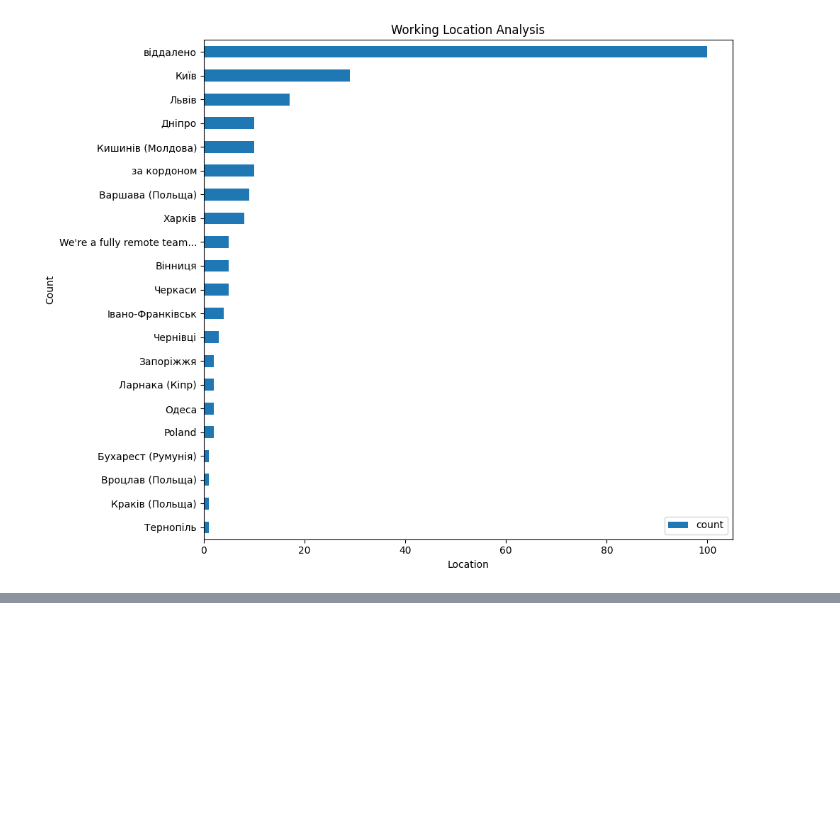
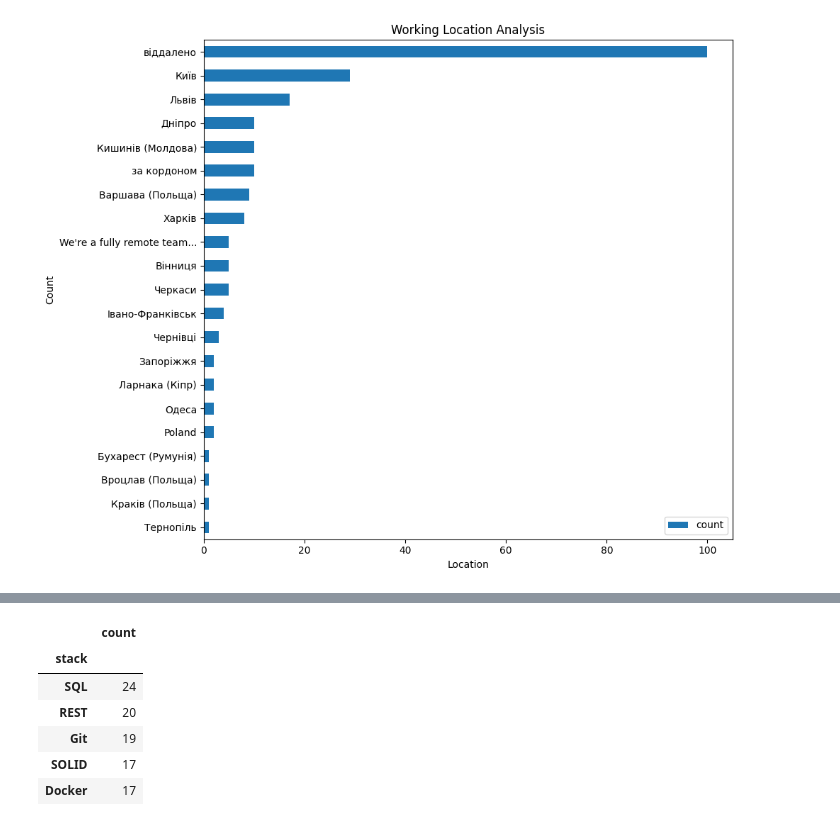
Before and after one commit to aLEKS-e3/vacancy-scrape-analysis, a Jupyter notebook: vacancy_analysis.ipynb, the cells around one changed output, grey strips where cells are left out. Drawn from its saved outputs; the diff is of its cells as text; code cells hidden in the pictures; blank space fills up the shorter version.

```diff
--- a/vacancy_analysis.ipynb
+++ b/vacancy_analysis.ipynb
@@ -103,0 +135,13 @@ create_bar_chart(location_counts, "Location", "Count", "Working Location Analysi
+# %%
+technology_counts_1y = get_technology_count_df(vacancy_1y_df)
+technology_counts_5y = get_technology_count_df(vacancy_5y_df)
+
+technology_counts_5y.head()
+# %% [output]
+|  | count |
+| stack |  |
+| SQL | 24 |
+| REST | 20 |
+| Git | 19 |
+| SOLID | 17 |
+| Docker | 17 |
```
Also changed, not shown: parts of 8 cells of this notebook.
